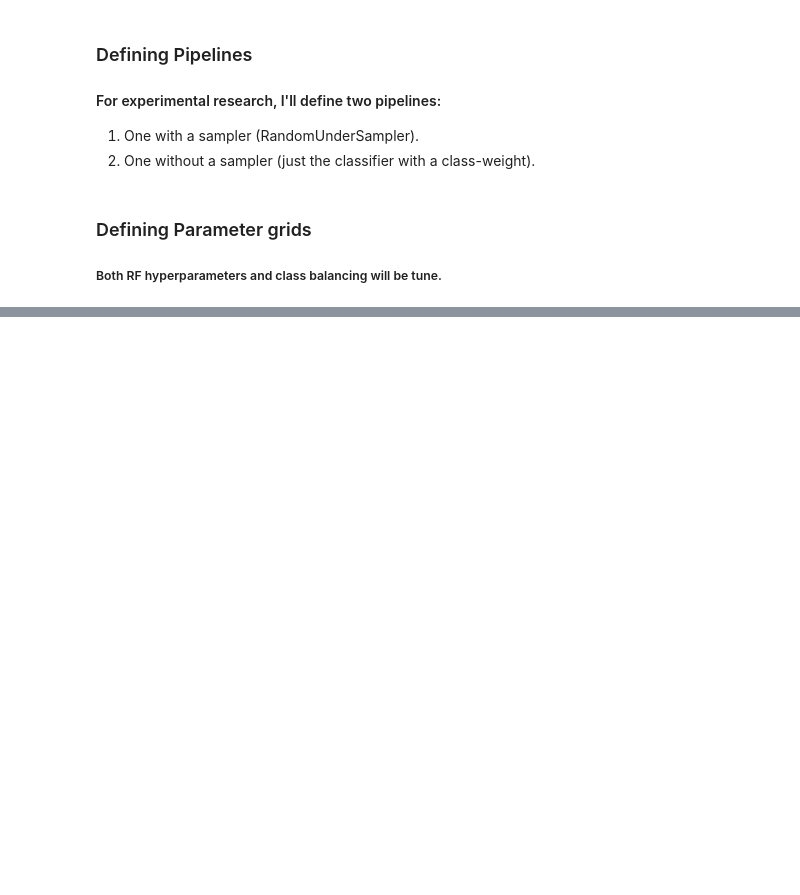
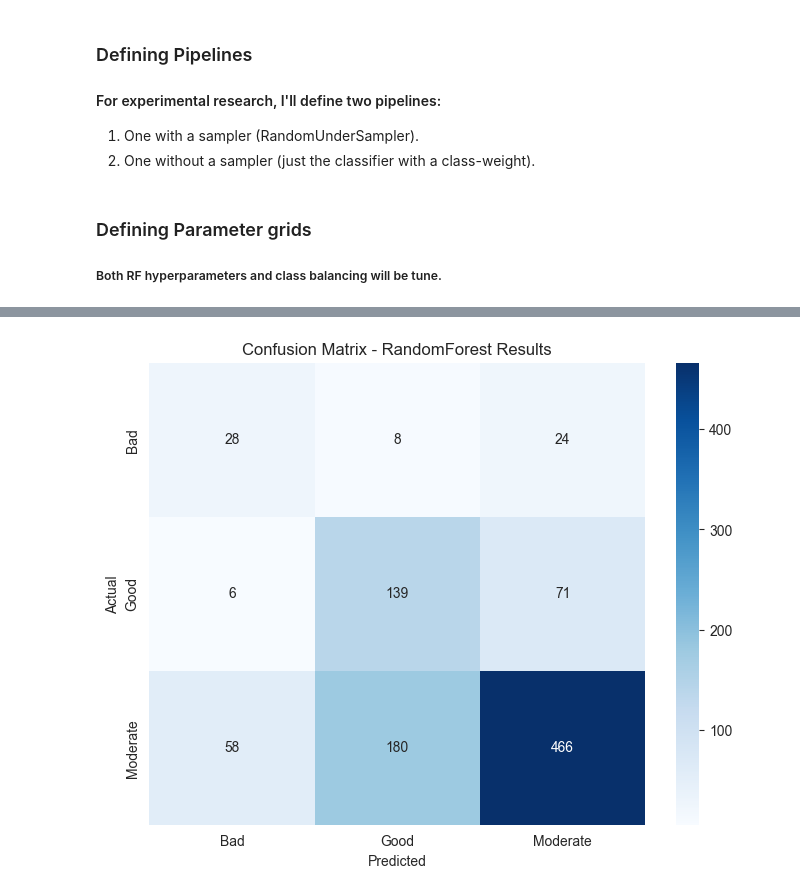
Before and after one commit to gps-stellar/Supervised-Classification-Regression, a Jupyter notebook: Winer-Recognition-Classification/Wine_Recognition_Classification.ipynb, the cells around one changed output, grey strips where cells are left out. Drawn from its saved outputs; the diff is of its cells as text; code cells hidden in the pictures; blank space fills up the shorter version.

```diff
--- a/Winer-Recognition-Classification/Wine_Recognition_Classification.ipynb
+++ b/Winer-Recognition-Classification/Wine_Recognition_Classification.ipynb
@@ -389,0 +373,4 @@ Fitting 5 folds for each of 648 candidates, totalling 3240 fits
+# %%
+plot_confusion_matrix(y_test, y_pred_rf, "RandomForest Results")
+# %% [output]
+[figure, added]
```
Also changed, not shown: parts of 17 cells of this notebook.
